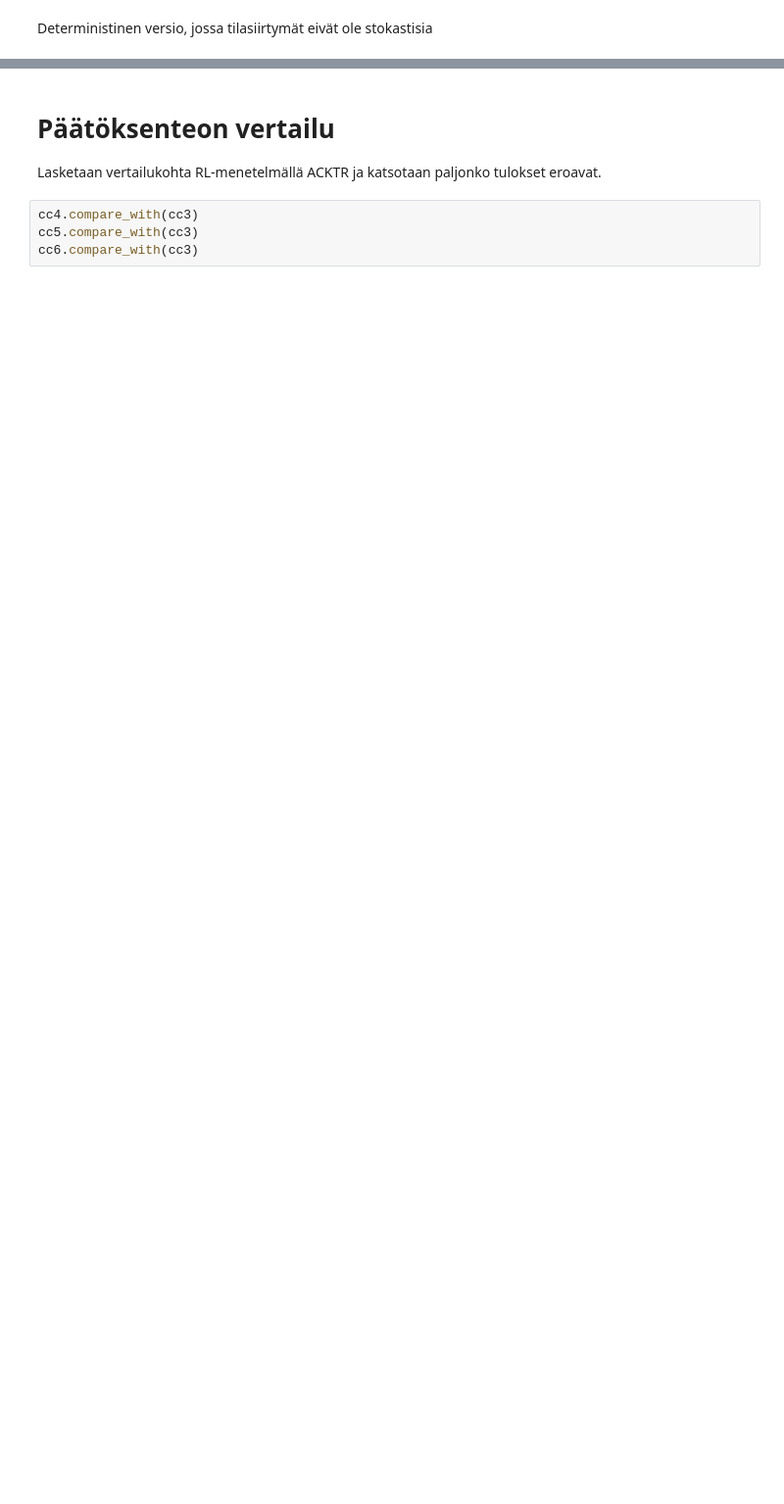
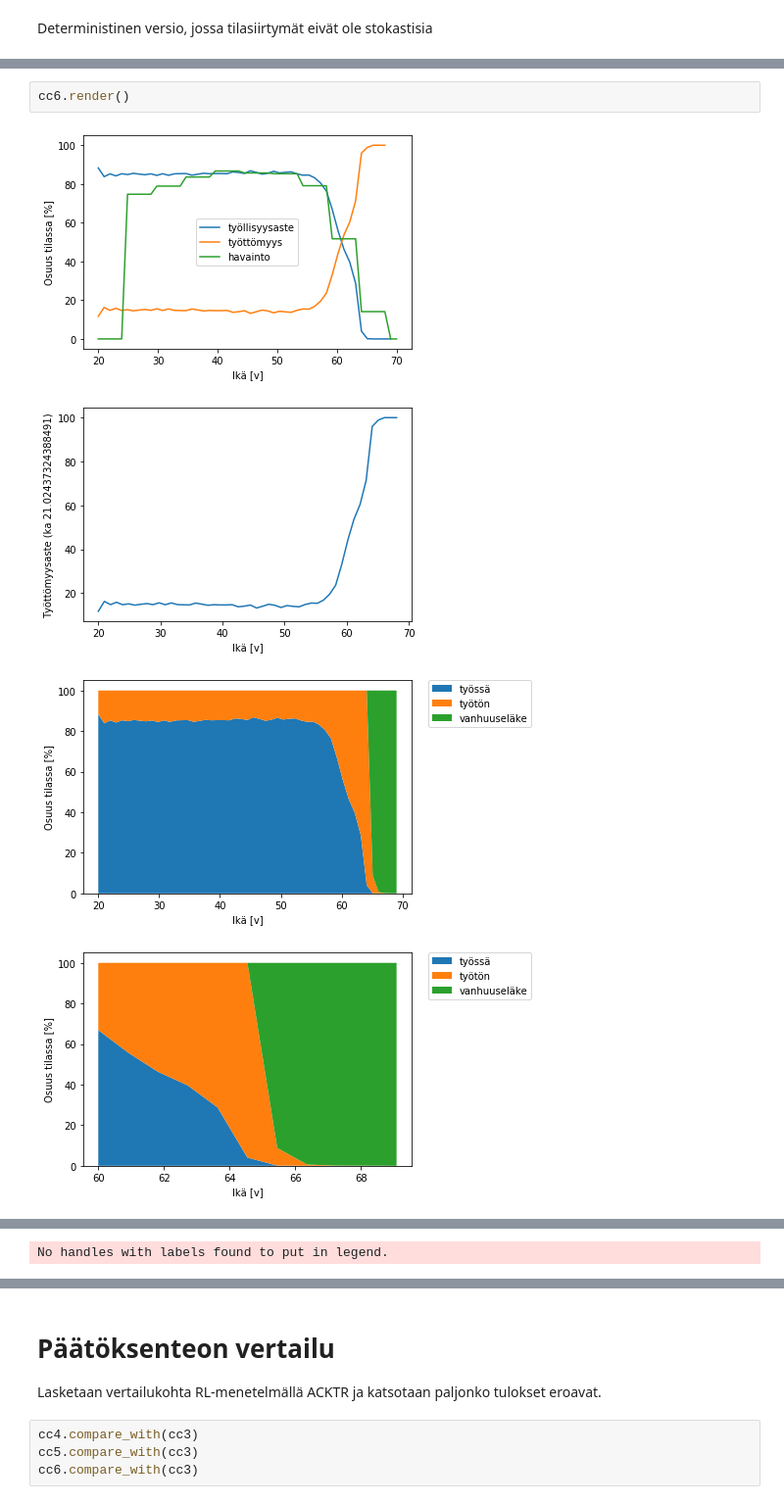
Before and after one commit to ajtanskanen/lifecycle-old-rl, a Jupyter notebook: comparing_w_dynamic_programming.ipynb, the cells around one changed output, grey strips where cells are left out. Shown at 98% size. Saved outputs shown, nothing was run; the diff lists cells and outputs as text; blank space fills up the shorter version.

```diff
--- a/comparing_w_dynamic_programming.ipynb
+++ b/comparing_w_dynamic_programming.ipynb
@@ -65,0 +122,7 @@ cc6.run_results(debug=False,steps1=2000,steps2=2_000_000,pop=2_000,deterministic
+# %%
+cc6.render()
+# %% [output]
+[figure, added]
+[figure, added]
+[figure, added]
+[figure, added]
@@ -65,0 +134 @@ cc6.run_results(debug=False,steps1=2000,steps2=2_000_000,pop=2_000,deterministic
+No handles with labels found to put in legend.
```
Also changed, not shown: parts of 6 cells of this notebook, 4 other files.
